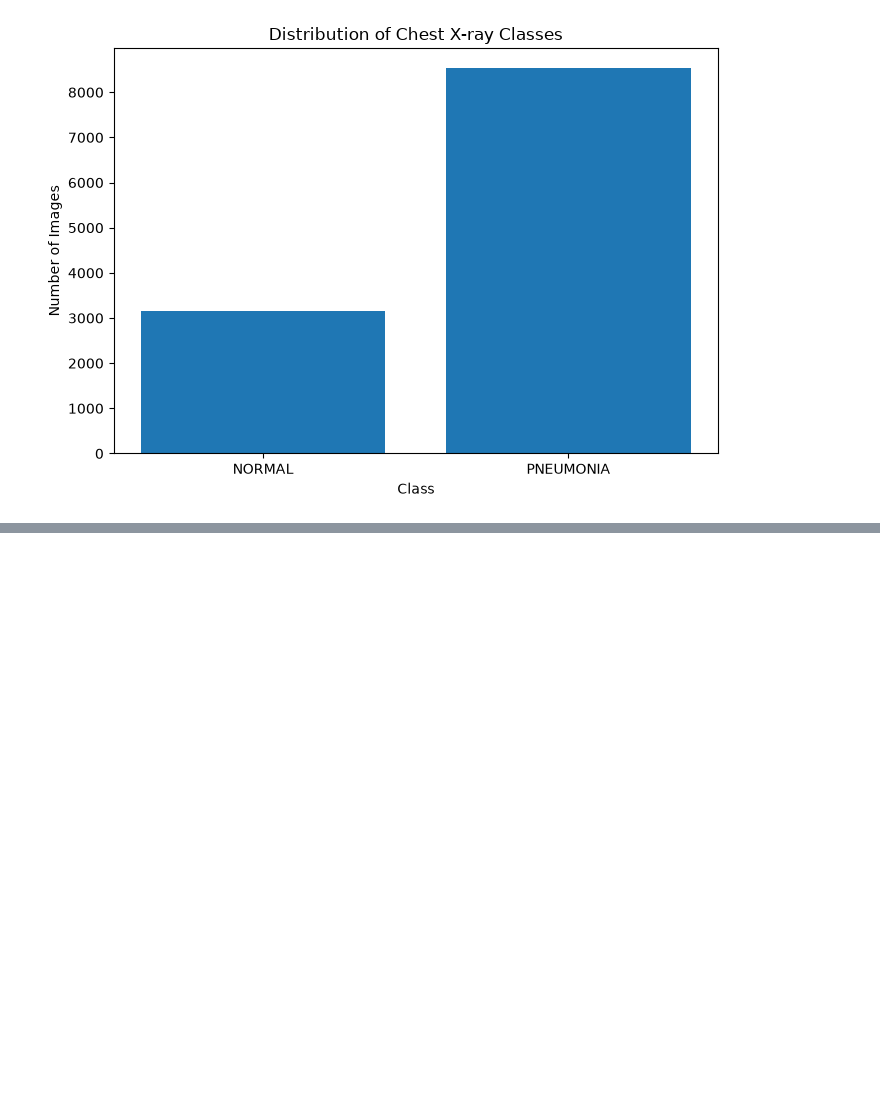
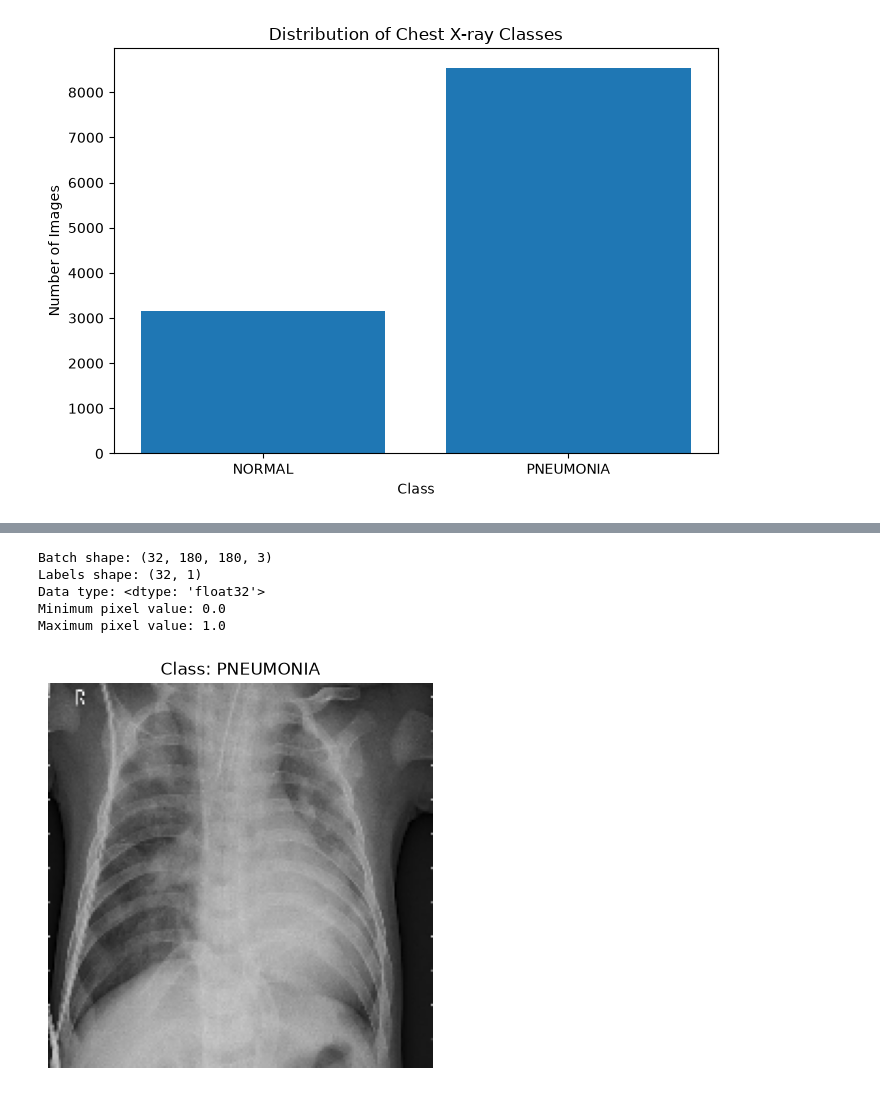
Before and after one commit to RihabMhd/Chestscan, a Jupyter notebook: notebook/chestscan.ipynb, the cells around one changed output, grey strips where cells are left out. Saved outputs shown, nothing was run; the diff lists cells and outputs as text; code cells hidden in the pictures; blank space fills up the shorter version.

Commit message:
Resize to 180 × 180, convert to RGB, normalize pixel values to [0, 1], prepare labels, and establish independent training, validation, and test sets.

```diff
--- a/notebook/chestscan.ipynb
+++ b/notebook/chestscan.ipynb
@@ -220,3 +220,11 @@ plt.tight_layout()
 plt.show()
 # %% [output]
 [figure]
+# %%
+import tensorflow as tf
+import numpy as np
+import matplotlib.pyplot as plt
+
+IMG_SIZE = (180, 180)
+BATCH_SIZE = 32
+SEED = 42
@@ -222,0 +273,31 @@ plt.show()
+# %%
+def normalize_images(images, labels):
+    images = tf.cast(images, tf.float32) / 255
+    return images, labels
+
+train_ds = train_ds_raw.map(normalize_images)
+val_ds = val_ds_raw.map(normalize_images)
+test_ds = test_ds_raw.map(normalize_images)
+# %%
+images, labels = next(iter(train_ds))
+
+print("Batch shape:", images.shape)
+print("Labels shape:", labels.shape)
+print("Data type:", images.dtype)
+print("Minimum pixel value:", float(tf.reduce_min(images)))
+print("Maximum pixel value:", float(tf.reduce_max(images)))
+
+plt.figure(figsize=(5, 5))
+plt.imshow(images[0].numpy())
+plt.title(
+    f"Class: {train_ds_raw.class_names[int(labels[0].numpy()[0])]}"
+)
+plt.axis("off")
+plt.show()
+# %% [output]
+Batch shape: (32, 180, 180, 3)
+Labels shape: (32, 1)
+Data type: <dtype: 'float32'>
+Minimum pixel value: 0.0
+Maximum pixel value: 1.0
+[figure, added]
```
Also changed, not shown: parts of 6 cells of this notebook, 1 other file.
